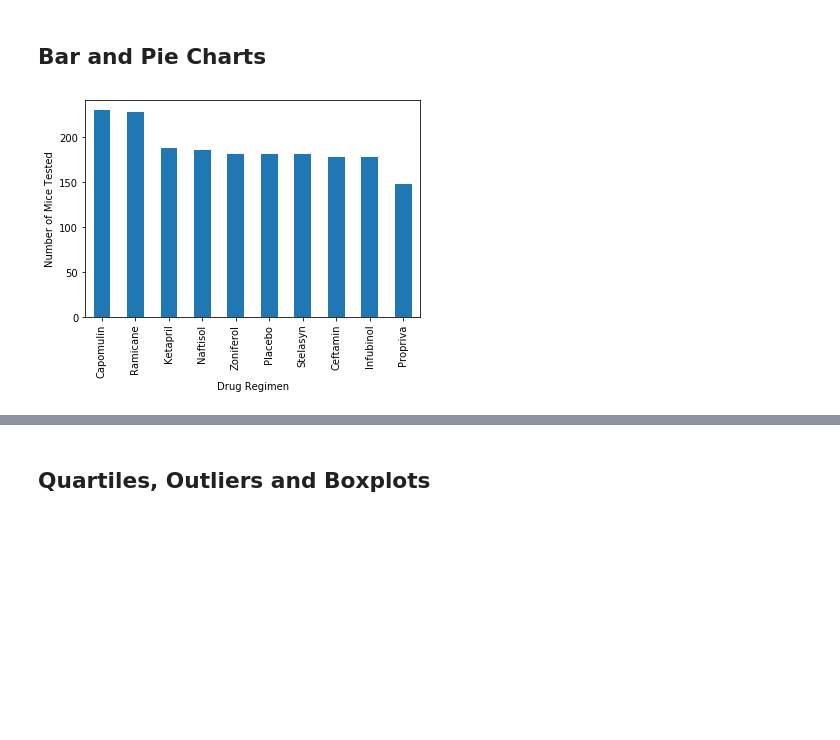
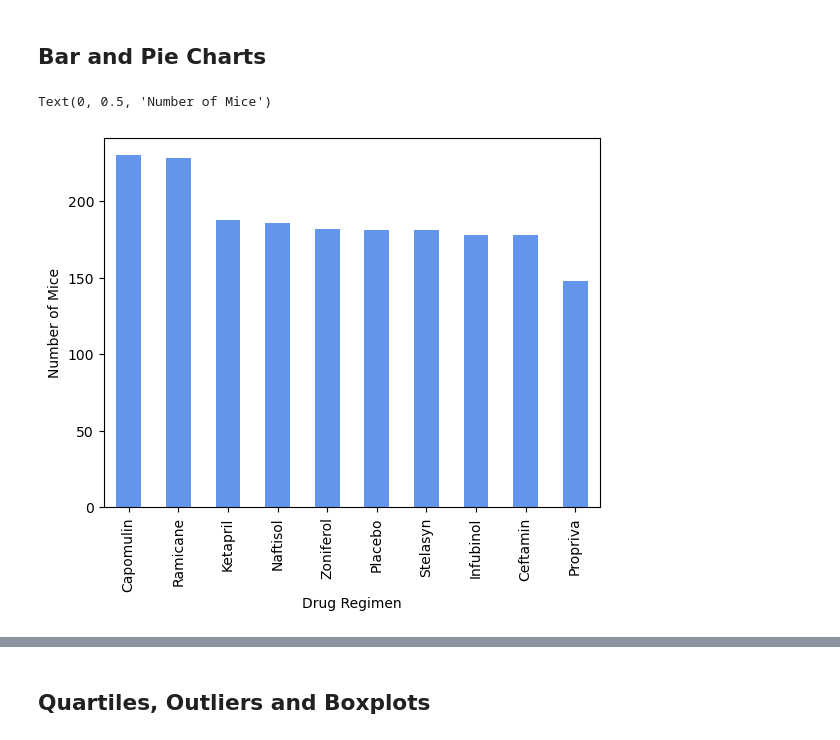
Before and after one commit to aichoudiallo/Matplotlib_challenge, a Jupyter notebook: module_5_starter_code/Pymaceuticals/pymaceuticals_starter.ipynb, the cells around one changed output, grey strips where cells are left out. Cells and saved outputs as stored; diff of their text form; code cells hidden in the pictures; blank space fills up the shorter version.

```diff
--- a/module_5_starter_code/Pymaceuticals/pymaceuticals_starter.ipynb
+++ b/module_5_starter_code/Pymaceuticals/pymaceuticals_starter.ipynb
@@ -10,6 +10,10 @@
 import matplotlib.pyplot as plt
 import pandas as pd
 import scipy.stats as st
+import numpy as np
+import seaborn as sns
+from scipy.stats import linregress
+
 
 # Study data files
 mouse_metadata_path = "data/Mouse_metadata.csv"
@@ -20,6 +24,9 @@ mouse_metadata = pd.read_csv(mouse_metadata_path)
 study_results = pd.read_csv(study_results_path)
 
 # Combine the data into a single dataset
+Combined_data = pd.merge(mouse_metadata, study_results, how='outer')
+
 
 # Display the data table for preview
+Combined_data.head()
 # %% [output]
@@ -35,6 +45,8 @@ study_results = pd.read_csv(study_results_path)
 249
 # %%
 # Getting the duplicate mice by ID number that shows up for Mouse ID and Timepoint.
+dup_mice_ID = Combined_data.loc[Combined_data.duplicated(subset=['Mouse ID', 'Timepoint']),'Mouse ID'].unique()
+dup_mice_ID
 # %% [output]
 array(['g989'], dtype=object)
 # %%
@@ -57,3 +71,5 @@ array(['g989'], dtype=object)
 # %%
 # Create a clean DataFrame by dropping the duplicate mouse by its ID.
+clean_df = Combined_data[Combined_data['Mouse ID'].isin(dup_mice_ID)==False]
+clean_df.head()
 # %% [output]
@@ -111,5 +146,13 @@ array(['g989'], dtype=object)
 ## Bar and Pie Charts
 # %%
 # Generate a bar plot showing the total number of timepoints for all mice tested for each drug regimen using Pandas.
+mice_count = clean_df["Drug Regimen"].value_counts()
+mice_count
+
+plot_pandas = mice_count.plot.bar(color='cornflowerblue')
+
+plt.xlabel("Drug Regimen")
+plt.ylabel("Number of Mice")
 # %% [output]
+Text(0, 0.5, 'Number of Mice')
-[figure, old version]
+[figure, new version]
```
Also changed, not shown: parts of 20 cells of this notebook.
